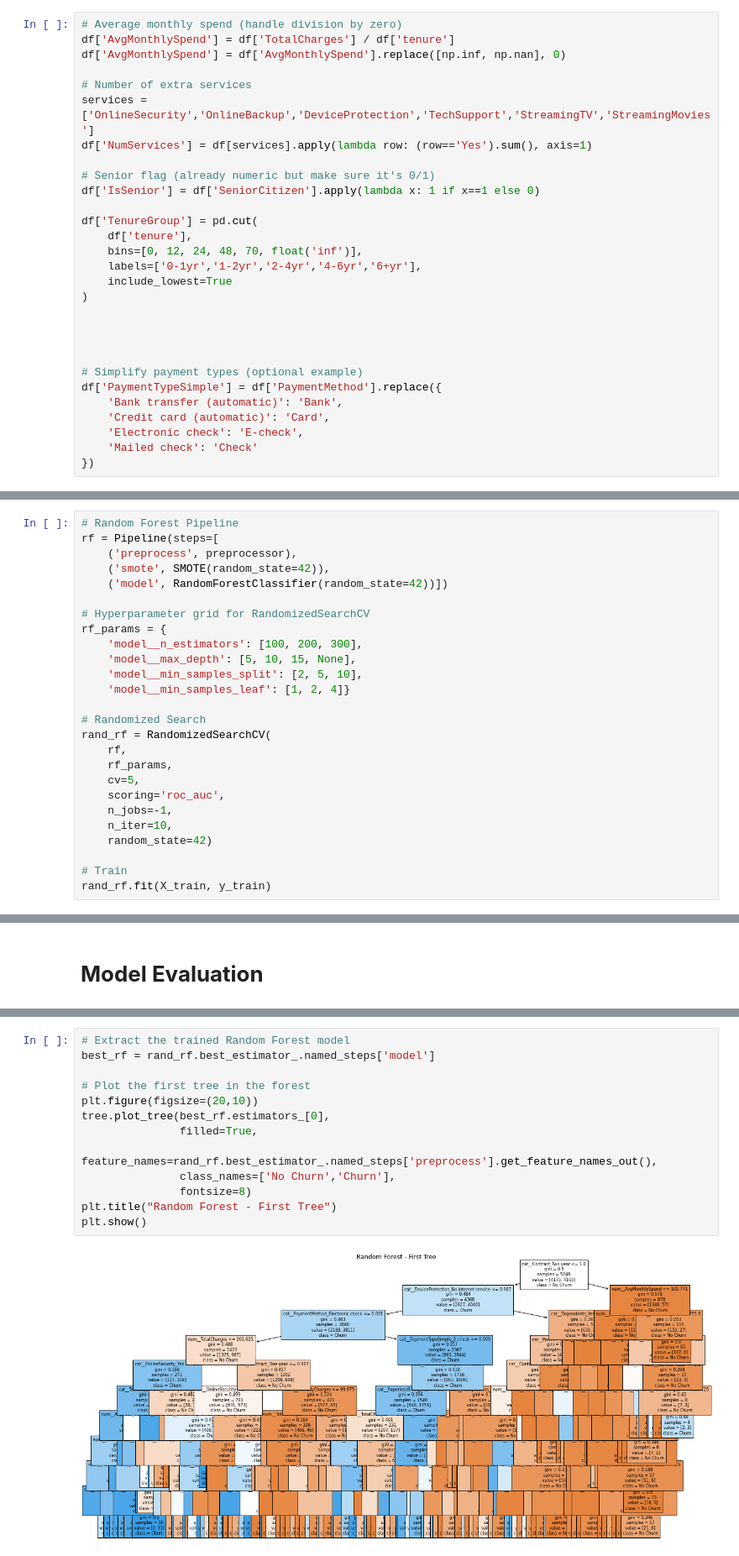
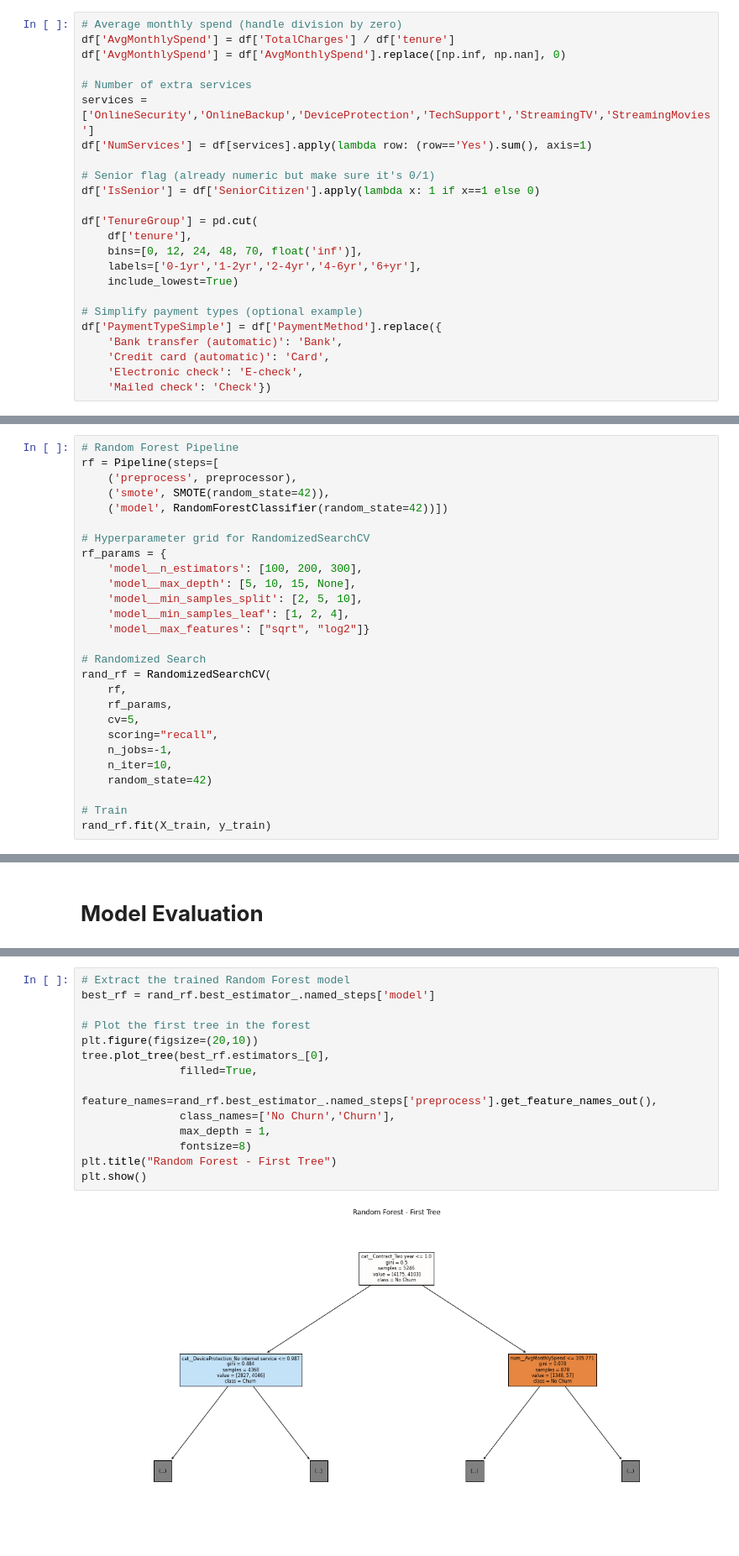
Before and after one commit to Harriet-ngomo/FUTURE_ML_02, a Jupyter notebook: index.ipynb, the cells around one changed output, grey strips where cells are left out. Shown at 84% size. Cells and saved outputs as stored; diff of their text form.

```diff
--- a/index.ipynb
+++ b/index.ipynb
@@ -613,19 +614,14 @@ df['TenureGroup'] = pd.cut(
     df['tenure'],
     bins=[0, 12, 24, 48, 70, float('inf')],
     labels=['0-1yr','1-2yr','2-4yr','4-6yr','6+yr'],
-    include_lowest=True
-)
-
-
-
+    include_lowest=True)
 
 # Simplify payment types (optional example)
 df['PaymentTypeSimple'] = df['PaymentMethod'].replace({
     'Bank transfer (automatic)': 'Bank',
     'Credit card (automatic)': 'Card',
     'Electronic check': 'E-check',
-    'Mailed check': 'Check'
-})
+    'Mailed check': 'Check'})
 # %%
 df.head(2)
 # %% [output]
@@ -986,14 +983,15 @@ rf_params = {
     'model__n_estimators': [100, 200, 300],
     'model__max_depth': [5, 10, 15, None],
     'model__min_samples_split': [2, 5, 10],
-    'model__min_samples_leaf': [1, 2, 4]}
+    'model__min_samples_leaf': [1, 2, 4],
+    'model__max_features': ["sqrt", "log2"]}
 
 # Randomized Search
 rand_rf = RandomizedSearchCV(
     rf,
     rf_params,
     cv=5,
-    scoring='roc_auc',
+    scoring="recall",
     n_jobs=-1,
     n_iter=10,
     random_state=42)
@@ -1065,18 +1089,19 @@ plt.show()
 # %%
 # Extract the trained Random Forest model
 best_rf = rand_rf.best_estimator_.named_steps['model']
 
 # Plot the first tree in the forest
 plt.figure(figsize=(20,10))
 tree.plot_tree(best_rf.estimators_[0],
                filled=True,
                feature_names=rand_rf.best_estimator_.named_steps['preprocess'].get_feature_names_out(),
                class_names=['No Churn','Churn'],
+               max_depth = 1,
                fontsize=8)
 plt.title("Random Forest - First Tree")
 plt.show()
 # %% [output]
-[figure, old version]
+[figure, new version]
 # %%
 for i in range(3):  # plot first 3 trees
     plt.figure(figsize=(20,10))
```
Also changed, not shown: parts of 7 cells of this notebook.
